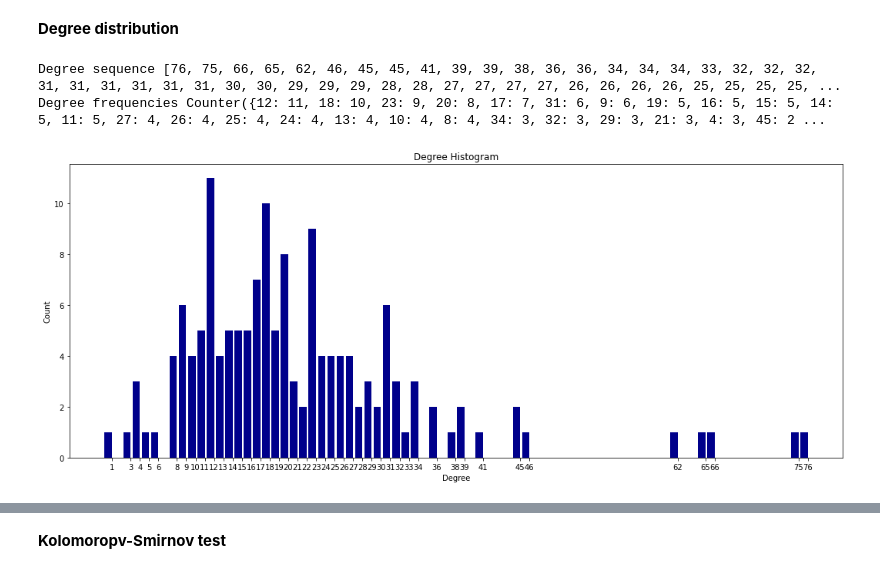
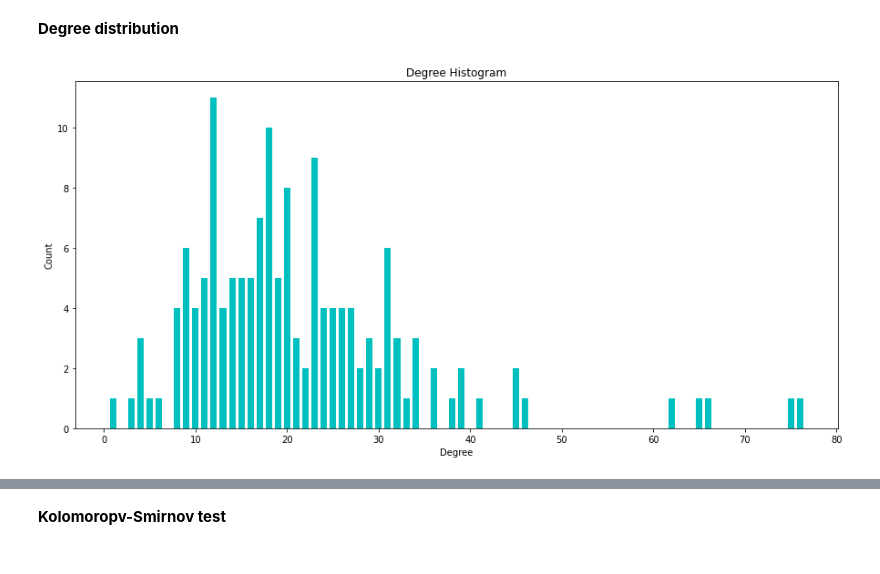
Before and after one commit to Elangoraj/Social-network-analysis, a Jupyter notebook: Networks.ipynb, the cells around one changed output, grey strips where cells are left out. Cells and saved outputs as stored; diff of their text form; code cells hidden in the pictures.

```diff
--- a/Networks.ipynb
+++ b/Networks.ipynb
@@ -70,29 +44,16 @@ Text(0, 0.5, 'node idx')
 # %% [markdown]
 **Degree distribution**
 # %%
-degree_sequence = sorted([d for n, d in Gx.degree()], reverse=True)  #<-- Save the degree of each node
-                                                                    #and order the list from highest to lowest
-print("Degree sequence", degree_sequence)
+degree_sequence = sorted([d for n, d in Gx.degree()], reverse=True)
+degreeCount = collections.Counter(degree_sequence)
+deg, cnt = zip(*degreeCount.items())
+# rcParams['figure.figsize'] = 18, 7
+plt.figure(figsize=(15,7))
+plt.bar(deg, cnt, width=0.70, color='c')
 
-degreeCount = collections.Counter(degree_sequence) #<-- Count the frequency (number of times) of each degree
-print("Degree frequencies", degreeCount)
-
-deg, cnt = zip(*degreeCount.items()) #<-- Function that create lists of iterables,
-                                     #one for the degrees and the other one for the frquencies
-
-rcParams['figure.figsize'] = 18, 7 #<-- Set the plot size
-fig, ax = plt.subplots() #<-- Create the subplots
-
-plt.bar(deg, cnt, width=0.80, color='darkblue') #<-- Plot a bar plot with the degrees and their frequencies
-
-#Set plot attributes as title, x and y labels, and ticks with frequencies larger than zero
 plt.title("Degree Histogram")
 plt.ylabel("Count")
 plt.xlabel("Degree")
-ax.set_xticks([d + 0.4 for d in deg])
-ax.set_xticklabels(deg)
 plt.show()
 # %% [output]
-Degree sequence [76, 75, 66, 65, 62, 46, 45, 45, 41, 39, 39, 38, 36, 36, 34, 34, 34, 33, 32, 32, 32, 31, 31, 31, 31, 31, 31, 30, 30, 29, 29, 29, 28, 28, 27, 27, 27, 27, 26, 26, 26, 26, 25, 25, 25, 25, ...
-Degree frequencies Counter({12: 11, 18: 10, 23: 9, 20: 8, 17: 7, 31: 6, 9: 6, 19: 5, 16: 5, 15: 5, 14: 5, 11: 5, 27: 4, 26: 4, 25: 4, 24: 4, 13: 4, 10: 4, 8: 4, 34: 3, 32: 3, 29: 3, 21: 3, 4: 3, 45: 2 ...
-[figure, old version]
+[figure, new version]
```
Also changed, not shown: parts of 31 cells of this notebook.
